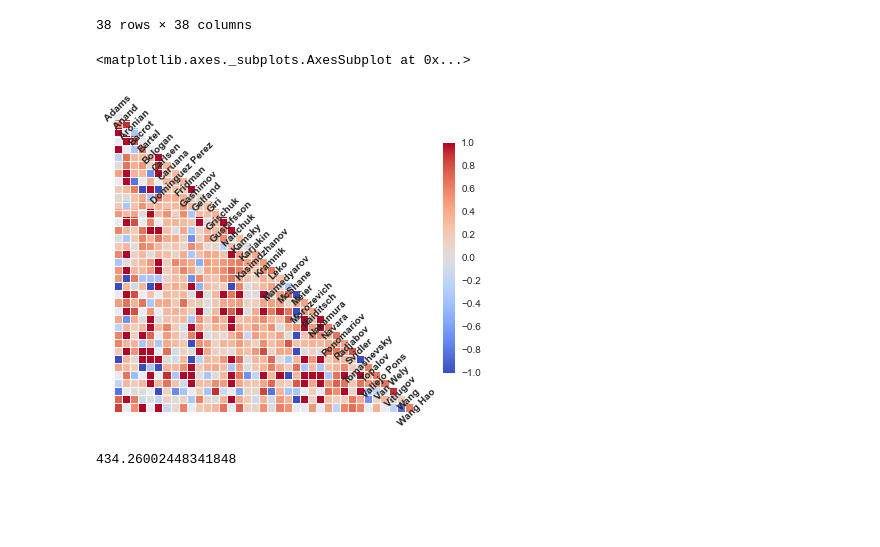
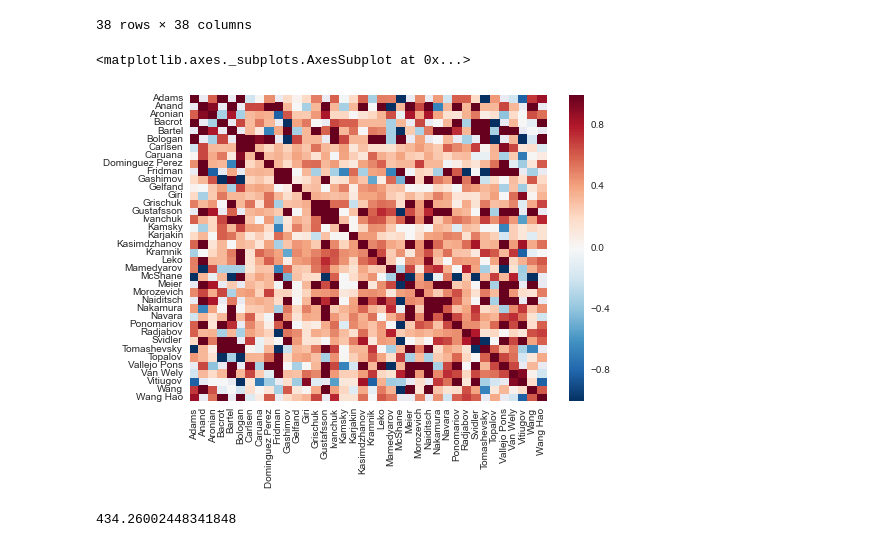
Before and after one commit to alanhdu/explorations, a Jupyter notebook: chess/Chess.ipynb, the cells around one changed output. Cells and saved outputs as stored; diff of their text form; code cells hidden in the pictures; blank space fills up the shorter version.

```diff
--- a/chess/Chess.ipynb
+++ b/chess/Chess.ipynb
@@ -82,11 +82,11 @@ rank_diff
 | Wang | NaN | NaN | NaN | 2.0 | NaN | 3.5 | 17.0 | -2.0 | 10.0 | NaN | ... |
 | Wang Hao | -4.5 | NaN | NaN | NaN | NaN | NaN | NaN | NaN | -6.0 | NaN | ... |
 38 rows × 38 columns
-# %%
-sns.corrplot(rank_diff, annot=False, sig_stars=False, method="kendall")
-# %% [output]
-<matplotlib.axes._subplots.AxesSubplot at 0x...>
-[figure, removed]
+# %%
+sns.heatmap(rank_diff.corr("kendall"))
+# %% [output]
+<matplotlib.axes._subplots.AxesSubplot at 0x...>
+[figure, added]
 # %%
 def tau_sum(df):
     return (df.corr(method="kendall") ** 2).sum().sum()
```
Also changed, not shown: parts of 2 cells of this notebook, 1 other file.
